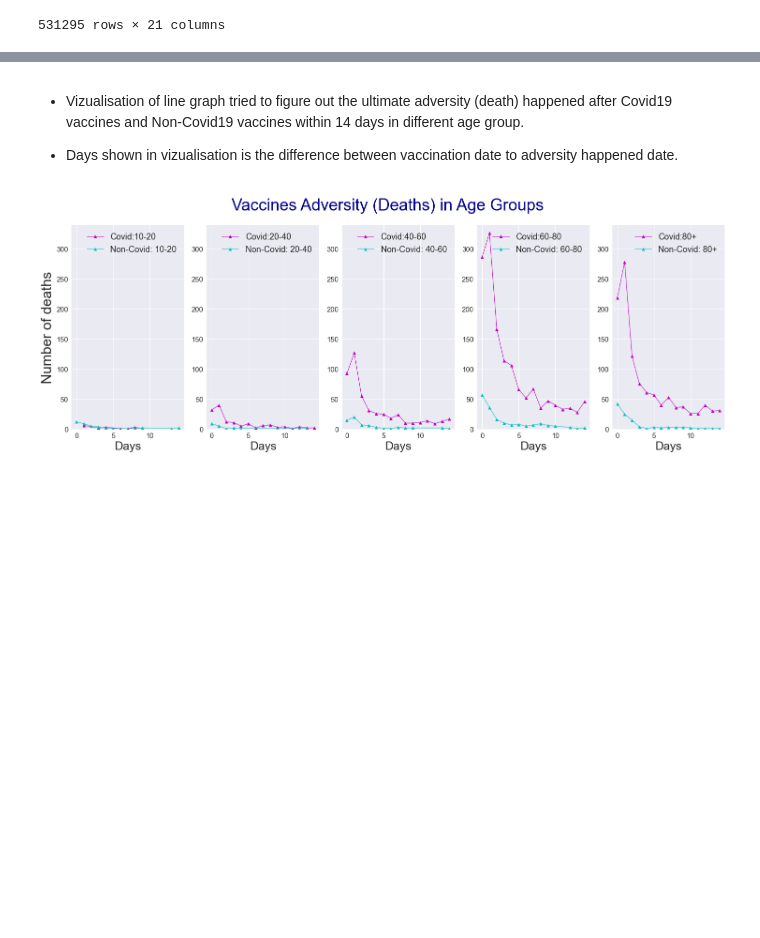
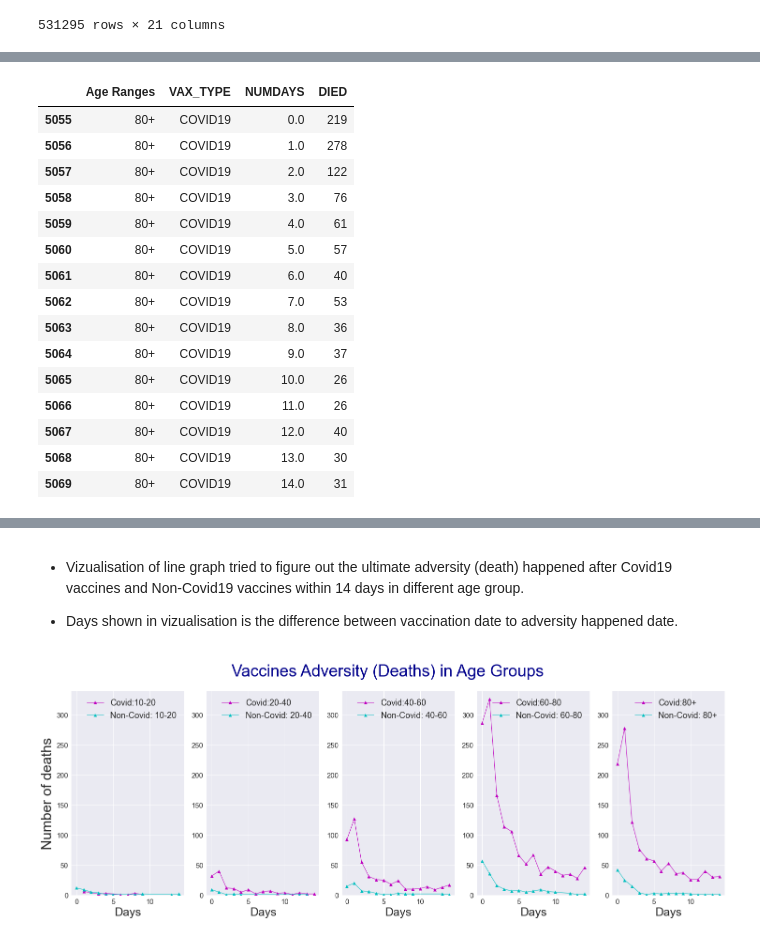
Before and after one commit to sophiastewart202/Project-1, a Jupyter notebook: Covid_Died/died_numdays.ipynb, the cells around one changed output, grey strips where cells are left out. Cells and saved outputs as stored; diff of their text form; code cells hidden in the pictures; blank space fills up the shorter version.

```diff
--- a/Covid_Died/died_numdays.ipynb
+++ b/Covid_Died/died_numdays.ipynb
@@ -49,14 +63,32 @@ See the caveats in the documentation: https://pandas.pydata.org/pandas-docs/stab
 # %%
 # Filtering the data by Covid19 vax_type and Age Ranges
 numdays_10_20=age_vars.loc[(age_vars['VAX_TYPE'] =='COVID19') & (age_vars['Age Ranges']=='10-20') & (age_vars.DIED != 0)]
 
 numdays_20_40=age_vars.loc[(age_vars['VAX_TYPE'] =='COVID19') & (age_vars['Age Ranges']=='20-40') & (age_vars.DIED != 0)]
 
 numdays_40_60=age_vars.loc[(age_vars['VAX_TYPE'] =='COVID19') & (age_vars['Age Ranges']=='40-60') & (age_vars.DIED != 0)]
 
 numdays_60_80=age_vars.loc[(age_vars['VAX_TYPE'] =='COVID19') & (age_vars['Age Ranges']=='60-80') & (age_vars.DIED != 0)]
 
 numdays_80_plus=age_vars.loc[(age_vars['VAX_TYPE'] =='COVID19') & (age_vars['Age Ranges']=='80+') & (age_vars.DIED != 0)]
+numdays_80_plus
+# %% [output]
+|  | Age Ranges | VAX_TYPE | NUMDAYS | DIED |
+| 5055 | 80+ | COVID19 | 0.0 | 219 |
+| 5056 | 80+ | COVID19 | 1.0 | 278 |
+| 5057 | 80+ | COVID19 | 2.0 | 122 |
+| 5058 | 80+ | COVID19 | 3.0 | 76 |
+| 5059 | 80+ | COVID19 | 4.0 | 61 |
+| 5060 | 80+ | COVID19 | 5.0 | 57 |
+| 5061 | 80+ | COVID19 | 6.0 | 40 |
+| 5062 | 80+ | COVID19 | 7.0 | 53 |
+| 5063 | 80+ | COVID19 | 8.0 | 36 |
+| 5064 | 80+ | COVID19 | 9.0 | 37 |
+| 5065 | 80+ | COVID19 | 10.0 | 26 |
+| 5066 | 80+ | COVID19 | 11.0 | 26 |
+| 5067 | 80+ | COVID19 | 12.0 | 40 |
+| 5068 | 80+ | COVID19 | 13.0 | 30 |
+| 5069 | 80+ | COVID19 | 14.0 | 31 |
 # %%
 # Filtering data by Non-Covid19 vaccines and Age Ranges
 nonCovid_10_20=age_vars.loc[(age_vars['VAX_TYPE'] !='COVID19') & (age_vars['Age Ranges']=='10-20') & (age_vars.DIED != 0)]
```
Also changed, not shown: parts of 5 cells of this notebook.
